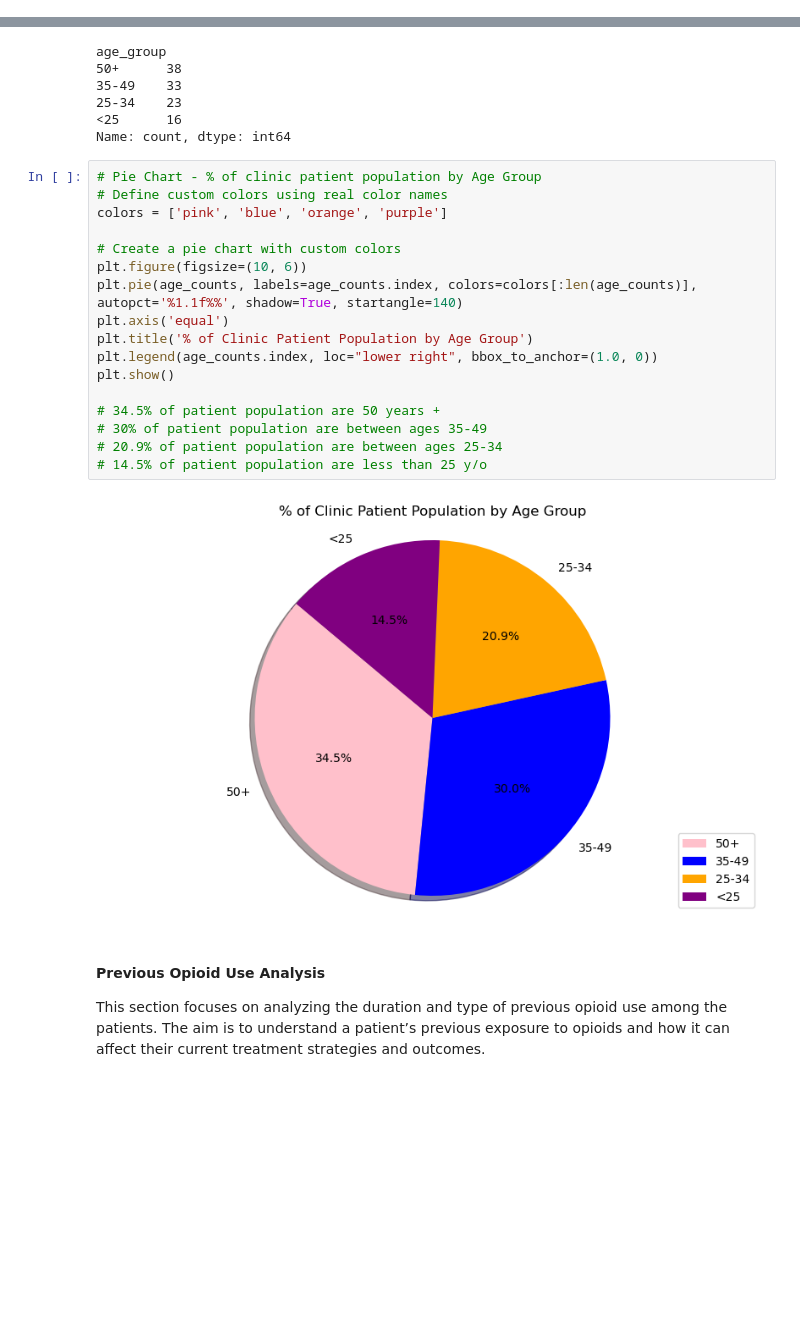
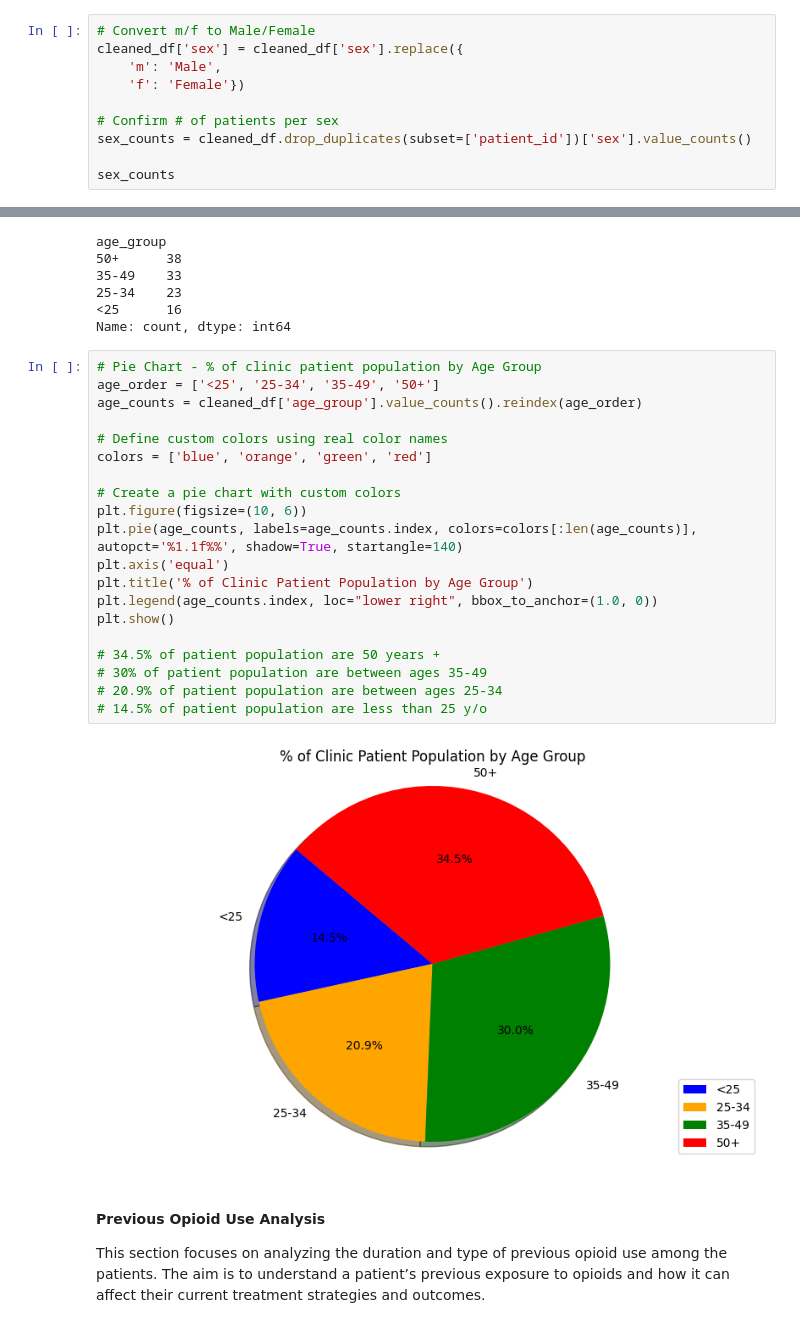
Before and after one commit to eevvaa25/MMTP, a Jupyter notebook: Methadone_Final.ipynb, the cells around one changed output, grey strips where cells are left out. Saved outputs shown, nothing was run; the diff lists cells and outputs as text; blank space fills up the shorter version.

```diff
--- a/Methadone_Final.ipynb
+++ b/Methadone_Final.ipynb
@@ -453,0 +454,10 @@ Index(['patient_id', 'name', 'sex', 'age', 'race', 'previous_opioid_use',
+# %%
+# Convert m/f to Male/Female
+cleaned_df['sex'] = cleaned_df['sex'].replace({
+    'm': 'Male',
+    'f': 'Female'})
+
+# Confirm # of patients per sex
+sex_counts = cleaned_df.drop_duplicates(subset=['patient_id'])['sex'].value_counts()
+
+sex_counts
@@ -528,23 +543,26 @@ age_group
 Name: count, dtype: int64
 # %%
 # Pie Chart - % of clinic patient population by Age Group
+age_order = ['<25', '25-34', '35-49', '50+']
+age_counts = cleaned_df['age_group'].value_counts().reindex(age_order)
+
 # Define custom colors using real color names
-colors = ['pink', 'blue', 'orange', 'purple']
+colors = ['blue', 'orange', 'green', 'red']
 
 # Create a pie chart with custom colors
 plt.figure(figsize=(10, 6))
 plt.pie(age_counts, labels=age_counts.index, colors=colors[:len(age_counts)], autopct='%1.1f%%', shadow=True, startangle=140)
 plt.axis('equal')
 plt.title('% of Clinic Patient Population by Age Group')
 plt.legend(age_counts.index, loc="lower right", bbox_to_anchor=(1.0, 0))
 plt.show()
 
 # 34.5% of patient population are 50 years +
 # 30% of patient population are between ages 35-49
 # 20.9% of patient population are between ages 25-34
 # 14.5% of patient population are less than 25 y/o
 # %% [output]
-[figure, old version]
+[figure, new version]
 # %% [markdown]
 #### **Previous Opioid Use Analysis**
 This section focuses on analyzing the duration and type of previous opioid use among the patients. The aim is to understand a patient’s previous exposure to opioids and how it can affect their current treatment strategies and outcomes.
```
Also changed, not shown: parts of 17 cells of this notebook.
